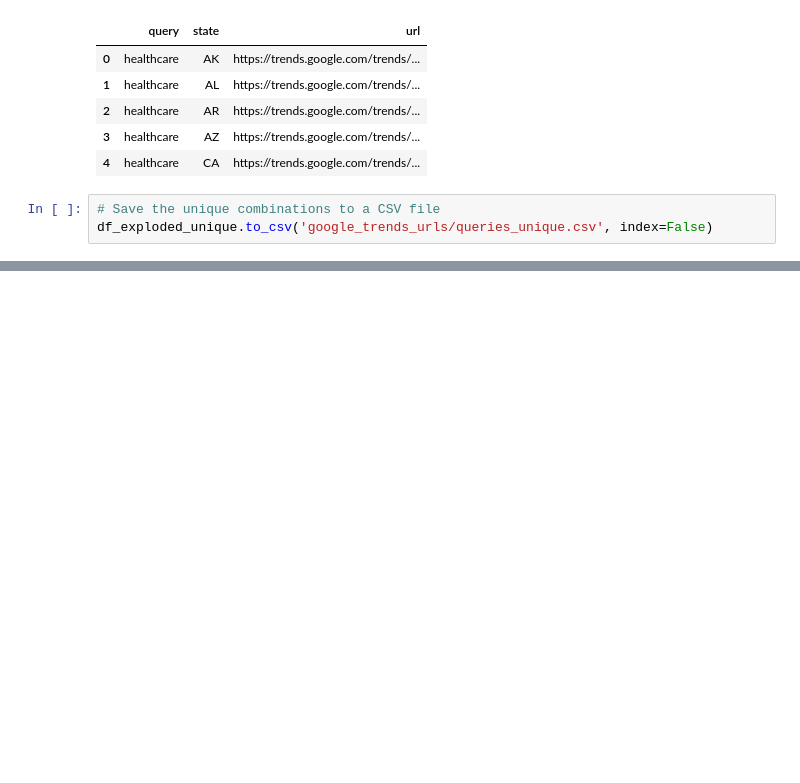
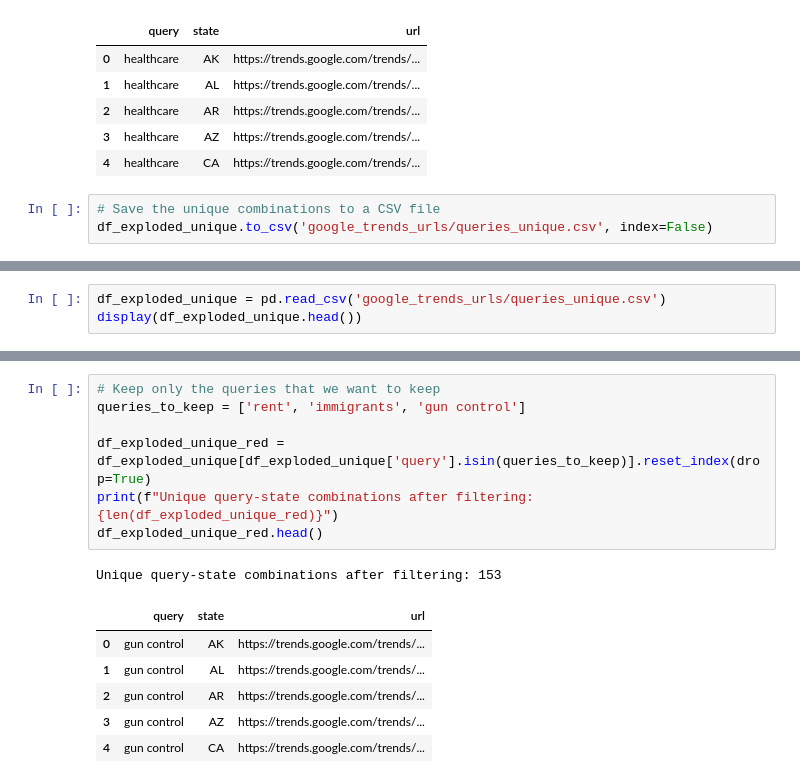
Before and after one commit to pablo-fdz/F-N_hw1, a Jupyter notebook: creating_gtrend_urls.ipynb, the cells around one changed output, grey strips where cells are left out. Saved outputs shown, nothing was run; the diff lists cells and outputs as text; blank space fills up the shorter version.

Commit message:
manually added some incomplete Gtrends data and created reduced queries

```diff
--- a/creating_gtrend_urls.ipynb
+++ b/creating_gtrend_urls.ipynb
@@ -1451,0 +1465,3 @@ df_exploded_unique.to_csv('google_trends_urls/queries_unique.csv', index=False)
+# %%
+df_exploded_unique = pd.read_csv('google_trends_urls/queries_unique.csv')
+display(df_exploded_unique.head())
@@ -1451,0 +1475,15 @@ df_exploded_unique.to_csv('google_trends_urls/queries_unique.csv', index=False)
+# %%
+# Keep only the queries that we want to keep
+queries_to_keep = ['rent', 'immigrants', 'gun control']
+
+df_exploded_unique_red = df_exploded_unique[df_exploded_unique['query'].isin(queries_to_keep)].reset_index(drop=True)
+print(f"Unique query-state combinations after filtering: {len(df_exploded_unique_red)}")
+df_exploded_unique_red.head()
+# %% [output]
+Unique query-state combinations after filtering: 153
+|  | query | state | url |
+| 0 | gun control | AK | https://trends.google.com/trends/... |
+| 1 | gun control | AL | https://trends.google.com/trends/... |
+| 2 | gun control | AR | https://trends.google.com/trends/... |
+| 3 | gun control | AZ | https://trends.google.com/trends/... |
+| 4 | gun control | CA | https://trends.google.com/trends/... |
```
Also changed, not shown: parts of 4 cells of this notebook, 8 other files.
